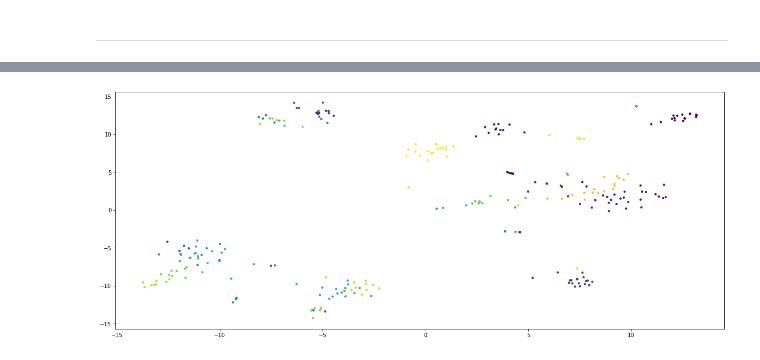
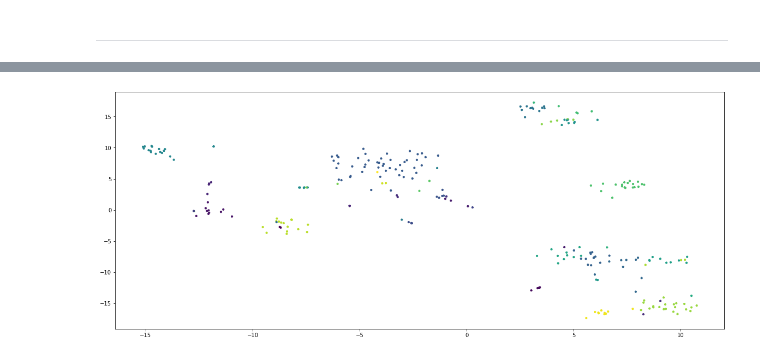
Before and after one commit to NazaGara/clustering-tm, a Jupyter notebook: clustering.ipynb, the cells around one changed output, grey strips where cells are left out. Saved outputs shown, nothing was run; the diff lists cells and outputs as text; code cells hidden in the pictures.

Commit message:
add LSA clusters

```diff
--- a/clustering.ipynb
+++ b/clustering.ipynb
@@ -243,16 +225,16 @@ Una vez que ya tenemos nuestra matriz de caracteristicas como vectores normaliza
 # %%
 from nltk.cluster import kmeans, cosine_distance
 
-def clustering(k, matrix, repeats):
+def clustering(k, matrix):
     """
     k -> Cantidad de clusterers
     """
-    clusterer = kmeans.KMeansClusterer(num_means=k, distance=cosine_distance, repeats=repeats)
+    clusterer = kmeans.KMeansClusterer(num_means=k, distance=cosine_distance, avoid_empty_clusters=True)
     clusters = clusterer.cluster(matrix, assign_clusters=True)
     return clusters
 # %%
 NUM_CLUSTERS = 40
-cluster =  clustering(NUM_CLUSTERS, matrix_normed, repeats=5)
+cluster =  clustering(NUM_CLUSTERS, normed_matrix)
 # %%
 for i in range(NUM_CLUSTERS):
     c = [token for token in key_words if cluster[key_words[token]]==i]
@@ -282,5 +254,13 @@ Cluster 39:
 # %%
-tsne = sklearn.manifold.TSNE(n_components=2, random_state=0, n_iter=500) #ultimo param para que sea mas rapido
-reduced_data = tsne.fit_transform(red_matrix)
-reduced_data.shape
+from sklearn.decomposition import TruncatedSVD
+from sklearn.manifold import TSNE
+
+svd = TruncatedSVD(n_components=100, n_iter=5)
+lsa_data = svd.fit_transform(X=reduced_matrix)
+
+
+tsne = TSNE(n_components=2, random_state=0, n_iter=500) #ultimo param para que sea mas rapido
+tsne_data = tsne.fit_transform(reduced_matrix)
+
+tsne_data.shape, lsa_data.shape
 # %% [output]
@@ -288,7 +268,6 @@ reduced_data.shape
 # %%
-aux = [(reduced_data[i], cluster[i], list(key_words.keys())[i]) for i in range(wid)]
-
+data = [(tsne_data[i], cluster[i], list(key_words.keys())[i]) for i in range(wid)]
 df_clustered = pd.DataFrame(
-    data=[(coords[0], coords[1], cluster, word) for coords, cluster, word in aux],
+    data=[(coords[0], coords[1], cluster, word) for coords, cluster, word in data],
     columns=["dim1", "dim2", "cluster", "word"]
 )
@@ -295,9 +283,9 @@ df_clustered = pd.DataFrame(
 # %%
 plt.figure(figsize=(20, 8))
-plt.scatter(x=df_clustered['dim1'],y=df_clustered['dim2'], s=10, c=df_clustered['cluster'])
+plt.scatter(x=df_clustered['dim1'],y=df_clustered['dim2'], s=10, c=df_clustered['cluster'], cmap='viridis')
 #for i in range(wid):
 #    plt.annotate(df_clustered['word'][i], (df_clustered['dim1'][i], df_clustered['dim2'][i]))
 
-plt.show()
+plt.show()lsa_data.shape
 # %% [output]
-[figure, old version]
+[figure, new version]
```
Also changed, not shown: parts of 14 cells of this notebook, 1 other file.
